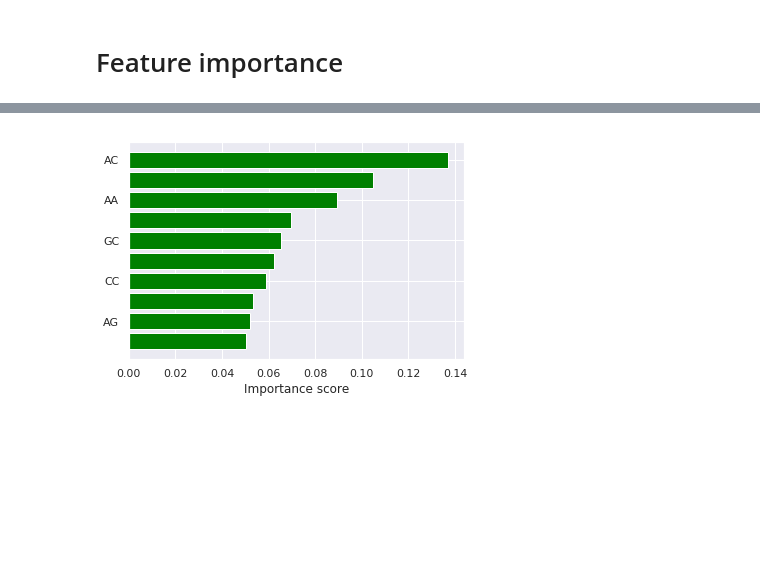
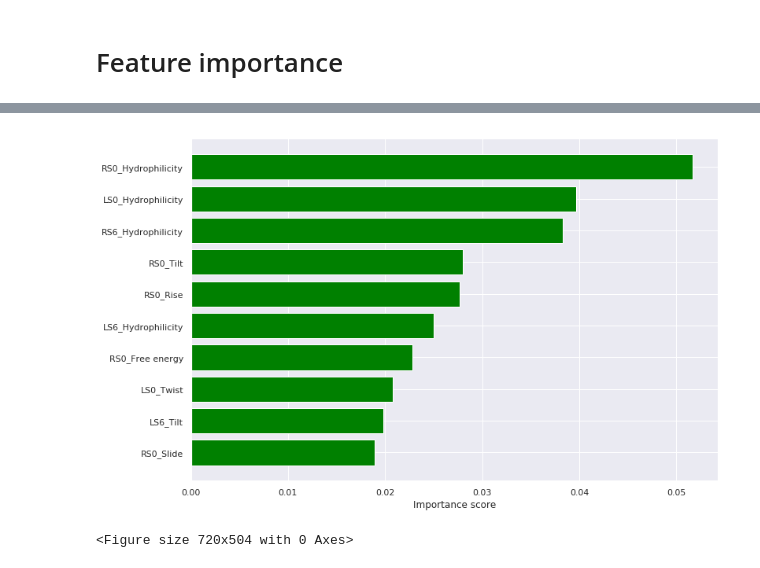
Before and after one commit to AlexShein/transposons, a Jupyter notebook: ML_Template.ipynb, the cells around one changed output, grey strips where cells are left out. Cells and saved outputs as stored; diff of their text form; code cells hidden in the pictures; blank space fills up the shorter version.

Commit message:
Modified first experiment. Changed ML template notebook

```diff
--- a/ML_Template.ipynb
+++ b/ML_Template.ipynb
@@ -34,10 +91,12 @@ df_True = begin_processing(
+# %%
+df_True = pd.concat([df_True_AluS, df_True_AluY]).reset_index(drop=True)
 # %%
 # True negative data
-PATH = 'some_another_strange_data/S10-20_L0-8_M5'
-LINES = 'first'
+PATH = '../../data/shuffle/S10-20_L0-8_M5/'
+LINES = 'rand'
 OMIT = ''
-OUTPUT_FILE = 's2_annotation_result.csv'
-N_LINES = 0
+OUTPUT_FILE = 'Random_non_transposon.csv'
+N_LINES = df_True.shape[0]
 # %%
 df_False = begin_processing(
     PATH,
@@ -45,6 +104,6 @@ df_False = begin_processing(
     OMIT,
     output_file=OUTPUT_FILE,
     n_lines=N_LINES,
-    write_to_csv=False,
+    write_to_csv=True,
 
 )
@@ -52,13 +129,18 @@ df_False = begin_processing(
 # Data analysis & visualisation
 # %%
 if df_True.shape[0] > df_False.shape[0]:
-    df_True = df_True.sample(df_False.shape[0], random_state=random_seed)
+    df_True_n = df_True.sample(df_False.shape[0], random_state=random_seed)
+    df_False_n = df_False
 else:
-    df_False = df_False.sample(df_True.shape[0], random_state=random_seed)
+    df_True_n = df_True
+    df_False_n = df_False.sample(df_True.shape[0], random_state=random_seed)
 
-X = pd.concat([df_True, df_False], ignore_index=True)
-Y = pd.Series(np.append(np.full(df_True.shape[0], 1),
-                        np.full(df_False.shape[0], 0)))
+X = pd.concat([df_True_n, df_False_n], ignore_index=True)
+Y = pd.Series(np.append(np.full(df_True_n.shape[0], 1),
+                        np.full(df_False_n.shape[0], 0)))
+
+# Getting rid of unneeded columns
+X = X[X.columns[np.array(X.columns.map(lambda x: ('LP' in x or len(x) > 4) and 'GC' not in x), dtype='bool')]]
 # %%
 rf = RandomForestClassifier(n_jobs=6, n_estimators=2000)
 folded_data = KFold(n_splits=5, random_state=random_seed, shuffle=True)
@@ -166,6 +256,7 @@ mr(aucs), mr(acc), mr(prec), mr(rec)
 # Feature importance
 # %%
 N_to_print = 10
+y_pos = range(N_to_print)
 fig, ax = plt.subplots()
 plt.figure(figsize=(10,7))
 
@@ -174,7 +265,7 @@ feature_importance = zip(X.keys(), feature_importance)
 feature_importance = np.array(sorted(feature_importance, key=lambda x:x[1], reverse=True))
 
 ax.barh(y_pos, feature_importance[:N_to_print, 1].astype('float'), align='center', color='green')
-ax.set_yticks(np.arange(N_to_print), N_to_print)
+ax.set_yticks(np.arange(N_to_print))
 ax.set_yticklabels(feature_importance[:N_to_print, 0])
 ax.invert_yaxis()
 ax.set_xlabel('Importance score')
@@ -184,4 +279,5 @@ plt.show()
-[figure, old version]
+[figure, new version]
+<Figure size 720x504 with 0 Axes>
 # %%
 feature_importance = (rf.feature_importances_).round(4)
 feature_importance = zip(X.keys(), feature_importance)
```
Also changed, not shown: parts of 12 cells of this notebook, 1 other file.
